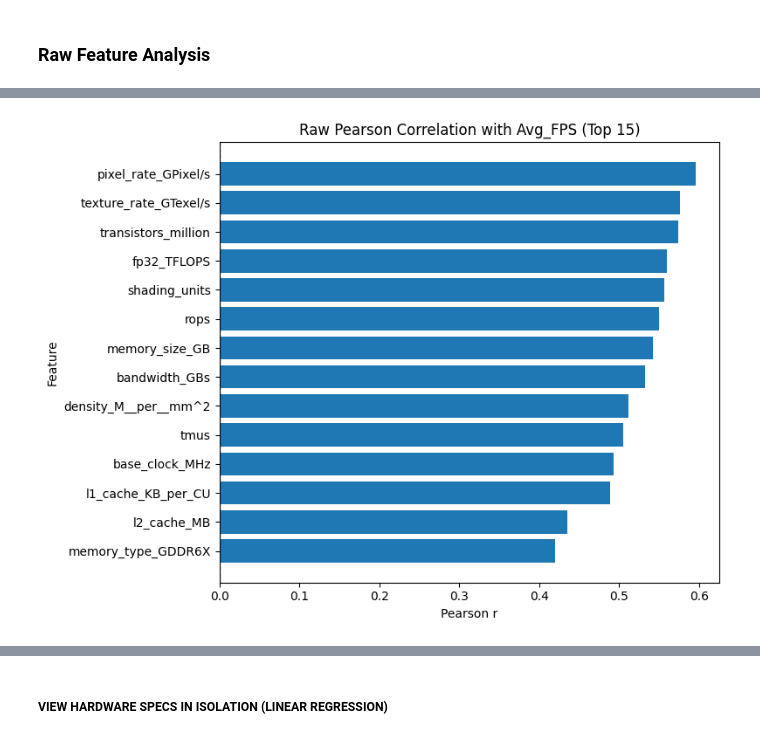
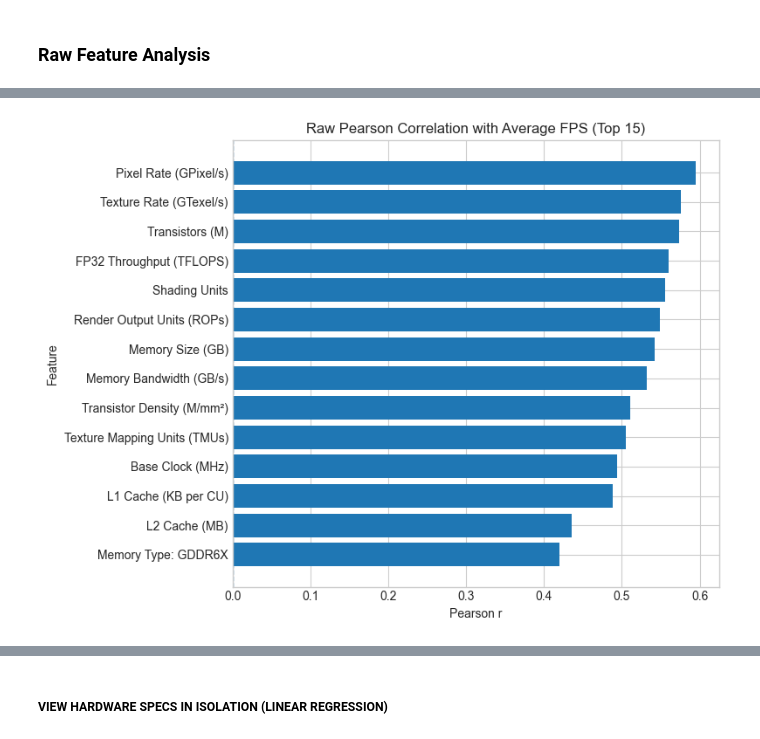
Before and after one commit to Nate-Wade/GPU-Project, a Jupyter notebook: dataWrangle.ipynb, the cells around one changed output, grey strips where cells are left out. Drawn from its saved outputs; the diff is of its cells as text; code cells hidden in the pictures.

```diff
--- a/dataWrangle.ipynb
+++ b/dataWrangle.ipynb
@@ -269,35 +298,26 @@ TARGET = "Avg_FPS"
 # -----------------------------
 # 1) Build an analysis matrix X
 # -----------------------------
-# One-hot encode selected categorical features
 cat_cols = hardware_categorical_features + software_features
 X_cat = pd.get_dummies(gpu_joined[cat_cols], drop_first=False, dtype=float)
 
-# Keep only declared numeric features (guard for missing columns)
 num_cols = [c for c in numeric_features if c in gpu_joined.columns and c != TARGET]
 X_num = gpu_joined[num_cols].apply(pd.to_numeric, errors="coerce")
 
-# Combine numeric + encoded categoricals
 X = pd.concat([X_num, X_cat], axis=1)
 
-# Align target and drop rows with missing target
 y = pd.to_numeric(gpu_joined[TARGET], errors="coerce")
 valid = y.notna()
 X = X.loc[valid]
 y = y.loc[valid]
 
-# Optional: drop columns with near-constant variance (no correlation signal)
 const_mask = X.nunique(dropna=True) <= 1
 X = X.loc[:, ~const_mask]
 
 # ---------------------------------------
-# 2) Pearson & Spearman correlations (raw)
+# 2) Correlations
 # ---------------------------------------
-# Pearson (linear) on all columns (numeric + dummies)
 pearson = X.apply(lambda s: s.corr(y, method="pearson"))
-
-# Spearman (monotonic) — useful mainly for numeric features
-# For dummies, Spearman == Pearson aside from tie handling; still computed for completeness
 spearman = X.apply(lambda s: s.corr(y, method="spearman"))
 
 corr_df = pd.DataFrame({
@@ -305,31 +325,81 @@ corr_df = pd.DataFrame({
     "pearson_r": pearson.values,
     "spearman_rho": spearman.values,
 })
-
-# Add simple magnitude ranks
 corr_df["|pearson_r|"] = corr_df["pearson_r"].abs()
 corr_df["|spearman_rho|"] = corr_df["spearman_rho"].abs()
 
-# Sort by absolute Pearson correlation
 corr_sorted = corr_df.sort_values("|pearson_r|", ascending=False).reset_index(drop=True)
 
+# ---------------------------------------
+# 3) Plot (with pretty labels)
+# ---------------------------------------
+feature_labels = {
+    "architecture": "Architecture",
+    "process_size_nm": "Process Size (nm)",
+    "transistors_million": "Transistors (M)",
+    "density_M__per__mm^2": "Transistor Density (M/mm²)",
+    "die_size_mm²": "Die Size (mm²)",
+    "base_clock_MHz": "Base Clock (MHz)",
+    "memory_size_GB": "Memory Size (GB)",
+    "memory_type": "Memory Type",
+    "memory_bus_bit": "Memory Bus (bit)",
+    "bandwidth_GBs": "Memory Bandwidth (GB/s)",
+    "shading_units": "Shading Units",
+    "tmus": "Texture Mapping Units (TMUs)",
+    "rops": "Render Output Units (ROPs)",
+    "l1_cache_KB_per_CU": "L1 Cache (KB per CU)",
+    "l2_cache_MB": "L2 Cache (MB)",
+    "directx": "DirectX Version",
+    "tdp_W": "Power (TDP, W)",
+    "memory_clock_MHz": "Memory Clock (MHz)",
+    "fp32_TFLOPS": "FP32 Throughput (TFLOPS)",
+    "fp64_TFLOPS": "FP64 Throughput (TFLOPS)",
+    "pixel_rate_GPixel/s": "Pixel Rate (GPixel/s)",
+    "texture_rate_GTexel/s": "Texture Rate (GTexel/s)",
+    "Game_Name": "Game Title",
+    "Avg_FPS": "Average FPS",
+    "Setting": "Graphics Setting",
+    "Resolution": "Resolution",
+}
 
-# Display top N
-N = 20
-print("Top positive/negative raw correlations with Avg_FPS (Pearson):")
-display(corr_sorted.head(N))
+def prettify_label(col):
+    """Convert internal feature names and one-hot encoded dummies into human-readable labels."""
+    if col in feature_labels:
+        return feature_labels[col]
 
-# ---------------------------------------
-# 3) Quick matplotlib bar chart (top-K)
-# ---------------------------------------
+    if "_" in col:  # handle one-hot dummies like Resolution_3840x2160 or memory_type_Gddr6x
+        base, val = col.split("_", 1)
+        base_label = feature_labels.get(base, base.replace("_", " ").title())
+        val_label = val.replace("__", "_").replace("_", " ").replace("x", "×").title()
+
+        # Special fix for memory type variants (GDDR, HBM, etc.)
+        if base.lower().startswith("memory"):
+            base_label = feature_labels.get("memory_type", "Memory Type")
+            val_label = val_label.upper()
+            # Normalize common VRAM names
+            val_label = (
+                val_label.replace("GDDR", "GDDR")
+                         .replace("HBM", "HBM")
+                         .replace("DDR", "DDR")
+            )
+            # Remove redundant prefixes (like "TYPE ")
+            if val_label.startswith("TYPE "):
+                val_label = val_label.replace("TYPE ", "")
+
+        return f"{base_label}: {val_label}"
+
+    return col
+
+# Apply pretty labels to features for plotting only
 topK = 15
-top = corr_sorted.head(topK).sort_values("pearson_r")  # sort for a nice vertical gradient
+top = corr_sorted.head(topK).sort_values("pearson_r")
 top = top[top["pearson_r"] > 0]
+pretty_names = top["feature"].map(prettify_label)
 
 plt.figure(figsize=(8, 6))
-plt.barh(top["feature"], top["pearson_r"])
+plt.barh(pretty_names, top["pearson_r"])
 plt.axvline(0, linestyle="--", linewidth=1)
-plt.title("Raw Pearson Correlation with Avg_FPS (Top {})".format(topK))
+plt.title(f"Raw Pearson Correlation with Average FPS (Top {topK})")
 plt.xlabel("Pearson r")
 plt.ylabel("Feature")
 plt.tight_layout()
@@ -356 +408 @@ Top positive/negative raw correlations with Avg_FPS (Pearson):
-[figure, old version]
+[figure, new version]
```
Also changed, not shown: parts of 25 cells of this notebook, 4 other files.
